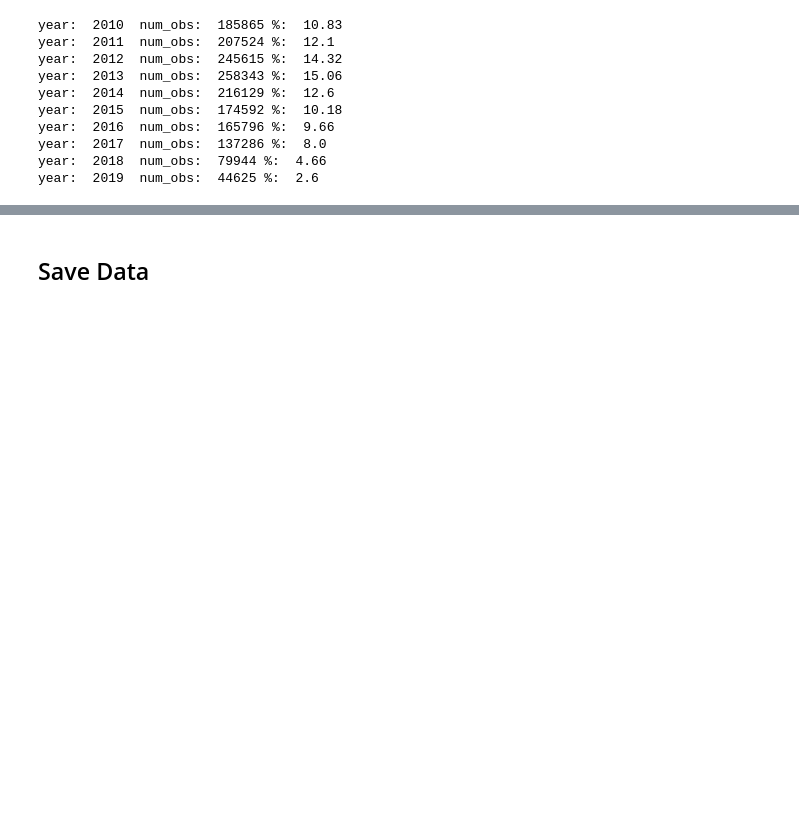
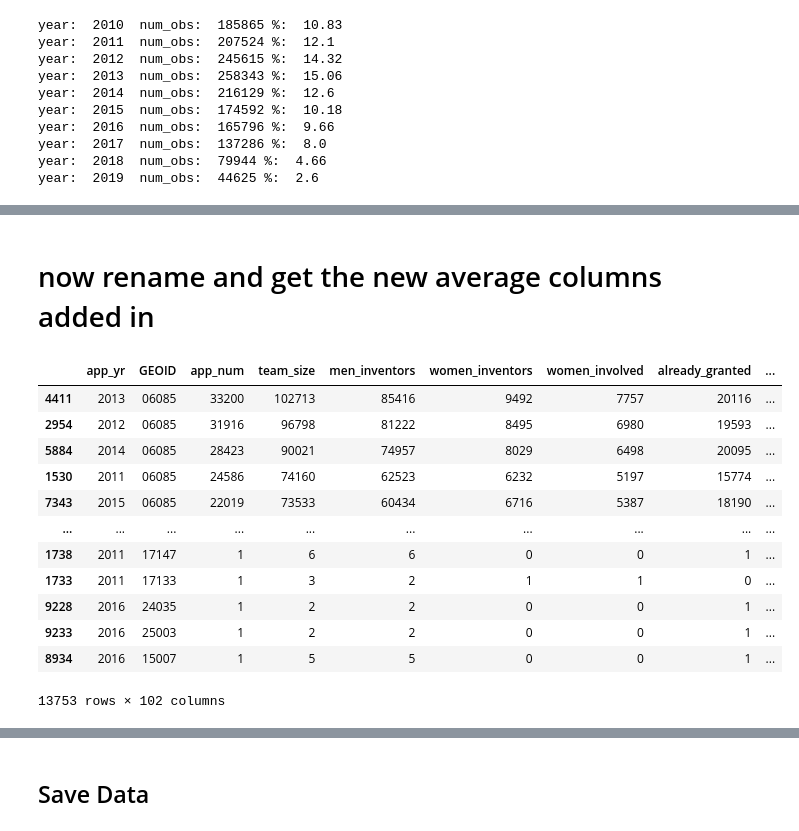
Before and after one commit to mhk9c/patents22, a Jupyter notebook: 8_clean_merged.ipynb, the cells around one changed output, grey strips where cells are left out. Drawn from its saved outputs; the diff is of its cells as text; code cells hidden in the pictures; blank space fills up the shorter version.

```diff
--- a/8_clean_merged.ipynb
+++ b/8_clean_merged.ipynb
@@ -615,0 +902,24 @@ patents_test_val.shape
+# %% [markdown]
+# now rename and get the new average columns added in
+# %%
+patents_by_yr_and_geoid['avg_team_size']= patents_by_yr_and_geoid['team_size']/patents_by_yr_and_geoid['app_num']
+patents_by_yr_and_geoid['avg_men']= patents_by_yr_and_geoid['men_inventors']/patents_by_yr_and_geoid['app_num']
+patents_by_yr_and_geoid['avg_women']= patents_by_yr_and_geoid['women_inventors']/patents_by_yr_and_geoid['app_num']
+patents_by_yr_and_geoid['avg_already_granted']= patents_by_yr_and_geoid['already_granted']/patents_by_yr_and_geoid['app_num']
+patents_by_yr_and_geoid['avg_women_involved']= patents_by_yr_and_geoid['women_involved']/patents_by_yr_and_geoid['app_num']
+patents_by_yr_and_geoid['any_from_r1'] = [1 if x>0 else 0 for x in patents_by_yr_and_geoid.r1]
+patents_by_yr_and_geoid
+# %% [output]
+|  | app_yr | GEOID | app_num | team_size | men_inventors | women_inventors | women_involved | already_granted | ... |
+| 4411 | 2013 | 06085 | 33200 | 102713 | 85416 | 9492 | 7757 | 20116 | ... |
+| 2954 | 2012 | 06085 | 31916 | 96798 | 81222 | 8495 | 6980 | 19593 | ... |
+| 5884 | 2014 | 06085 | 28423 | 90021 | 74957 | 8029 | 6498 | 20095 | ... |
+| 1530 | 2011 | 06085 | 24586 | 74160 | 62523 | 6232 | 5197 | 15774 | ... |
+| 7343 | 2015 | 06085 | 22019 | 73533 | 60434 | 6716 | 5387 | 18190 | ... |
+| ... | ... | ... | ... | ... | ... | ... | ... | ... | ... |
+| 1738 | 2011 | 17147 | 1 | 6 | 6 | 0 | 0 | 1 | ... |
+| 1733 | 2011 | 17133 | 1 | 3 | 2 | 1 | 1 | 0 | ... |
+| 9228 | 2016 | 24035 | 1 | 2 | 2 | 0 | 0 | 1 | ... |
+| 9233 | 2016 | 25003 | 1 | 2 | 2 | 0 | 0 | 1 | ... |
+| 8934 | 2016 | 15007 | 1 | 5 | 5 | 0 | 0 | 1 | ... |
+13753 rows × 102 columns
```
Also changed, not shown: parts of 35 cells of this notebook.
